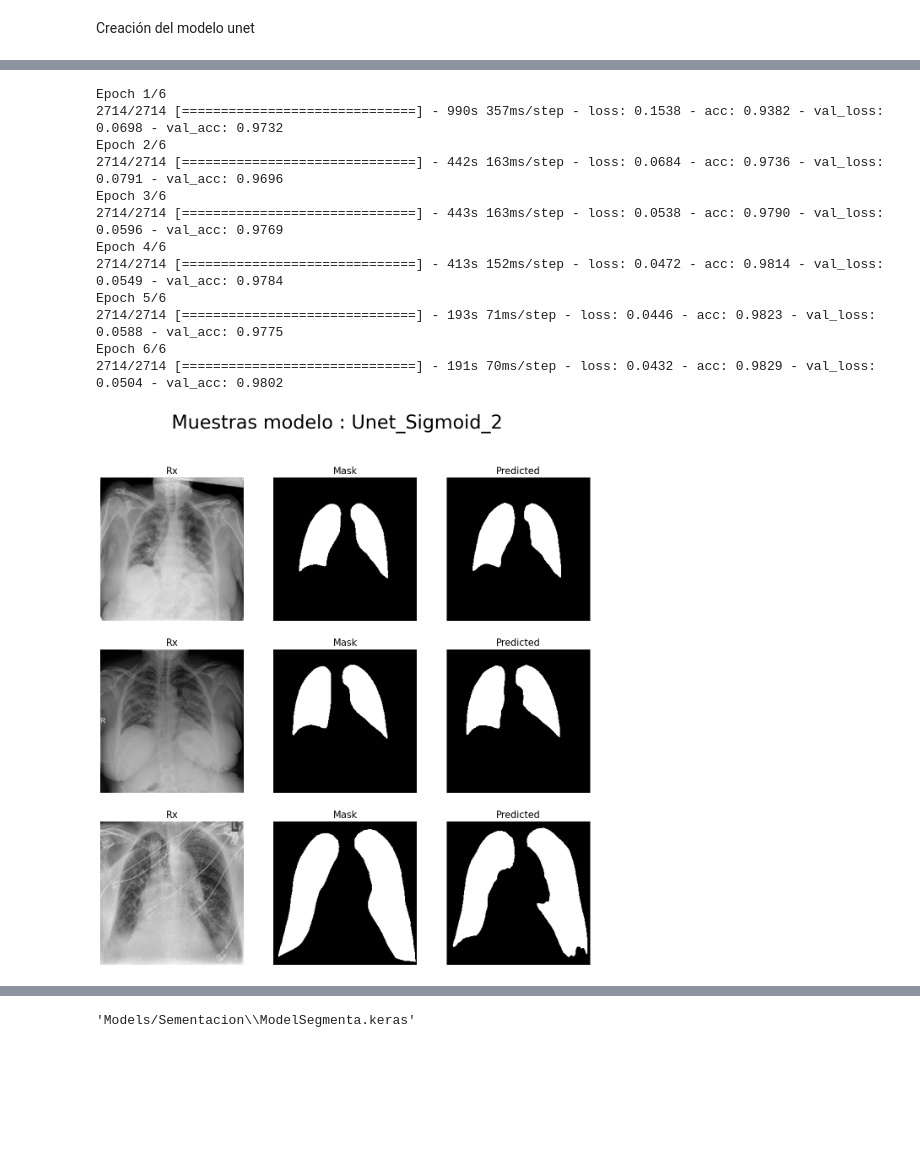
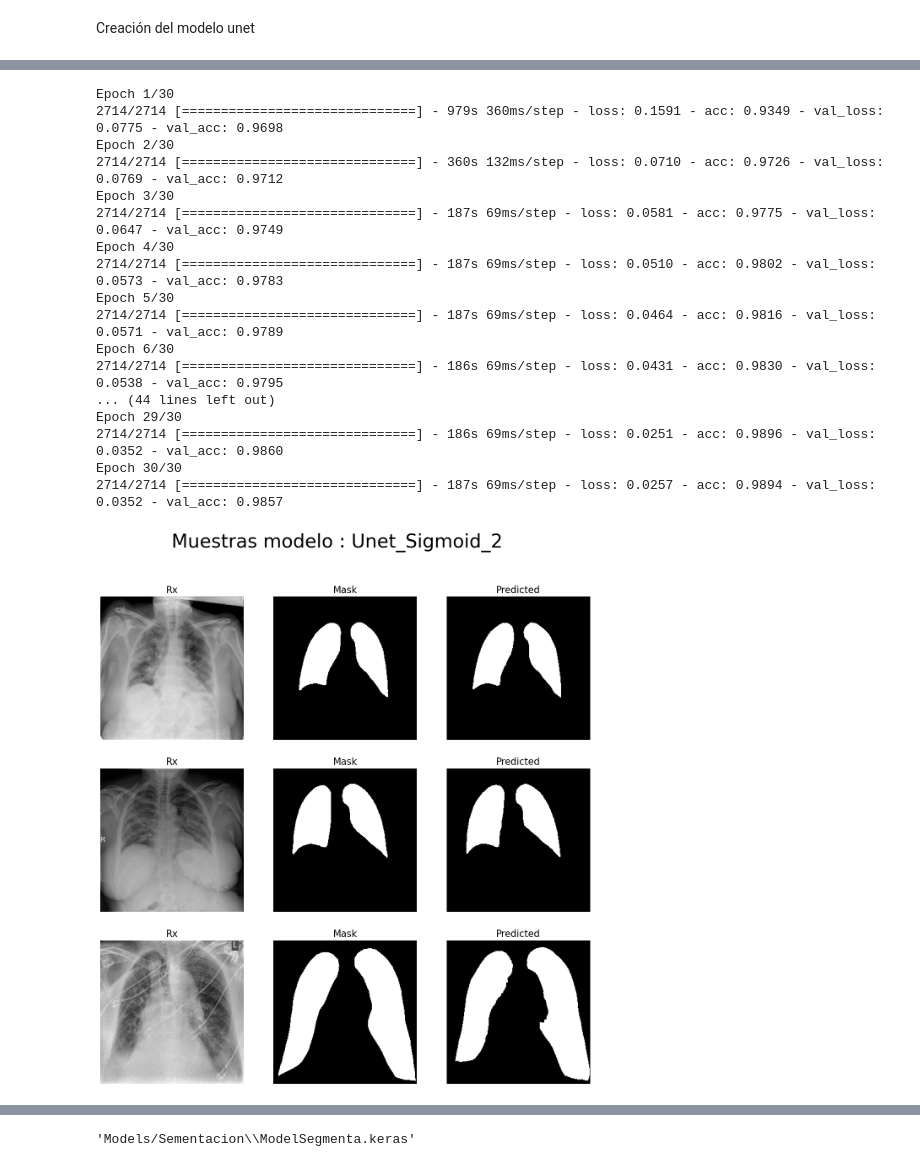
Before and after one commit to JardiGarci/CovidClassification, a Jupyter notebook: TrainingUnet.ipynb, the cells around one changed output, grey strips where cells are left out. Cells and saved outputs as stored; diff of their text form; code cells hidden in the pictures; blank space fills up the shorter version.

```diff
--- a/TrainingUnet.ipynb
+++ b/TrainingUnet.ipynb
@@ -77,11 +77,11 @@ model_name_all = []
 # %%
 model_name =  'Unet_Sigmoid_1'      # Nombre del modelo
 image_size = 256                    # Tamano de las imágenes
-batch_size = 6                      # Tamano del batch
+batch_size = 8                      # Tamano del batch
 f = [64, 128, 256, 512, 1024]       # Numéro de capas convolucionales
 activation = 'sigmoid'              # Función de activación
 adam_value = 0.00005                # Valor Adam
-epochs = 6                         # Número de épocas
+epochs = 30                         # Número de épocas
 Adam = keras.optimizers.Adam(learning_rate=adam_value)
 
 # Generación de datos a partir de función
@@ -167,7 +172,7 @@ batch_size = 8                      # Tamano del batch
 f = [64, 128, 256, 512, 1024]       # Numéro de capas convolucionales
 activation = 'sigmoid'              # Función de activación
 adam_value = 0.00001                # Valor Adam
-epochs = 6                         # Número de épocas
+epochs = 30                         # Número de épocas
 Adam = keras.optimizers.Adam(learning_rate=adam_value)
 
 # Generación de datos a partir de función
@@ -206,46 +211,51 @@ my_file.write(f" Valor Adam : {adam_value:,.6f}\n")
 my_file.write(f" Tiempo de entrenamiento : {fin-inicio:,.2f} segundos\n")
 my_file.write(f" Valor de precisión en el conjunto de validación : {history.history['val_acc'][-1]} \n")
 my_file.write(f" Valor de perdida en el conjunto de validación : {history.history['val_loss'][-1]} \n")
 my_file.close()
 
 # Imagen con ejemplos de predicciones
 plt.figure(figsize= [15,15])
 plt.suptitle(f"Muestras modelo : {model_name}", fontsize = 32)
 for i in range(3):
     x,y = train_gen.__getitem__(i)
     y_predicted = model.predict(x,verbose = 0)
 
     plt.subplot( 3 , 3 , i * 3 + 1)
     plt.axis("off")
     plt.title("Rx", fontsize = 16)
     plt.imshow(x[0,:,:,0], cmap="gray")
 
     plt.subplot( 3 , 3 , i * 3 + 2)
     plt.axis("off")
     plt.title("Mask", fontsize = 16)
     plt.imshow(y[0,:,:,0], cmap="gray")
 
     plt.subplot( 3 , 3 , i * 3 + 3)
     plt.axis("off")
     plt.title("Predicted", fontsize = 16)
     plt.imshow(y_predicted[0,:,:,0] > 0.5, cmap="gray")
 
 path_save_img = os.path.join(path_save, model_name + '.png') # Guardado del modelo
 plt.savefig(path_save_img, bbox_inches='tight')
 # %% [output]
-Epoch 1/6
-2714/2714 [==============================] - 990s 357ms/step - loss: 0.1538 - acc: 0.9382 - val_loss: 0.0698 - val_acc: 0.9732
-Epoch 2/6
-2714/2714 [==============================] - 442s 163ms/step - loss: 0.0684 - acc: 0.9736 - val_loss: 0.0791 - val_acc: 0.9696
-Epoch 3/6
-2714/2714 [==============================] - 443s 163ms/step - loss: 0.0538 - acc: 0.9790 - val_loss: 0.0596 - val_acc: 0.9769
-Epoch 4/6
-2714/2714 [==============================] - 413s 152ms/step - loss: 0.0472 - acc: 0.9814 - val_loss: 0.0549 - val_acc: 0.9784
-Epoch 5/6
-2714/2714 [==============================] - 193s 71ms/step - loss: 0.0446 - acc: 0.9823 - val_loss: 0.0588 - val_acc: 0.9775
-Epoch 6/6
-2714/2714 [==============================] - 191s 70ms/step - loss: 0.0432 - acc: 0.9829 - val_loss: 0.0504 - val_acc: 0.9802
+Epoch 1/30
+2714/2714 [==============================] - 979s 360ms/step - loss: 0.1591 - acc: 0.9349 - val_loss: 0.0775 - val_acc: 0.9698
+Epoch 2/30
+2714/2714 [==============================] - 360s 132ms/step - loss: 0.0710 - acc: 0.9726 - val_loss: 0.0769 - val_acc: 0.9712
+Epoch 3/30
+2714/2714 [==============================] - 187s 69ms/step - loss: 0.0581 - acc: 0.9775 - val_loss: 0.0647 - val_acc: 0.9749
+Epoch 4/30
+2714/2714 [==============================] - 187s 69ms/step - loss: 0.0510 - acc: 0.9802 - val_loss: 0.0573 - val_acc: 0.9783
+Epoch 5/30
+2714/2714 [==============================] - 187s 69ms/step - loss: 0.0464 - acc: 0.9816 - val_loss: 0.0571 - val_acc: 0.9789
+Epoch 6/30
+2714/2714 [==============================] - 186s 69ms/step - loss: 0.0431 - acc: 0.9830 - val_loss: 0.0538 - val_acc: 0.9795
+... (44 lines left out)
+Epoch 29/30
+2714/2714 [==============================] - 186s 69ms/step - loss: 0.0251 - acc: 0.9896 - val_loss: 0.0352 - val_acc: 0.9860
+Epoch 30/30
+2714/2714 [==============================] - 187s 69ms/step - loss: 0.0257 - acc: 0.9894 - val_loss: 0.0352 - val_acc: 0.9857
-[figure, old version]
+[figure, new version]
 # %%
 model_name =  'Unet_Tanh_1'   # Nombre del modelo
 image_size = 256                    # Tamano de las imágenes
```
Also changed, not shown: parts of 5 cells of this notebook.
